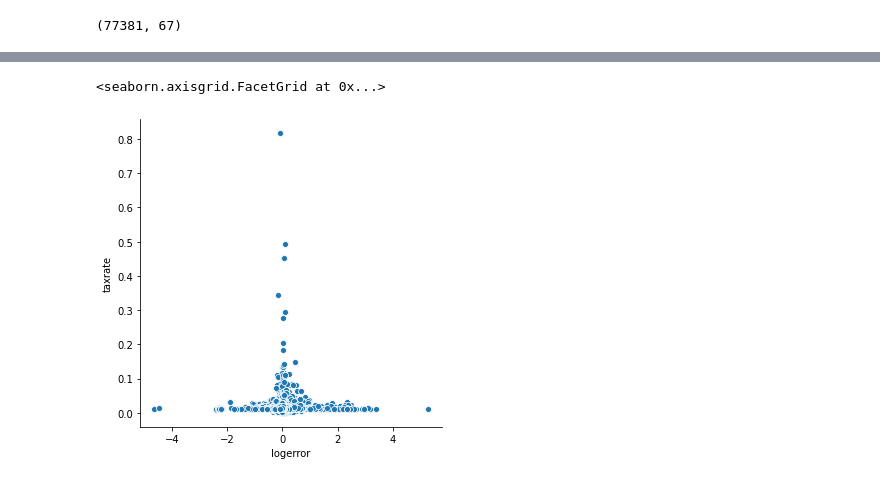
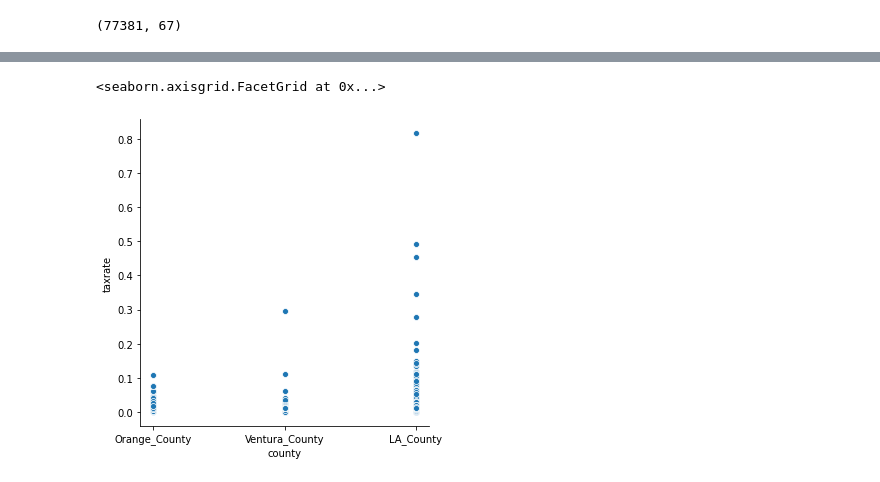
Before and after one commit to Clustering-Project-Allen-Cameron/clustering_project, a Jupyter notebook: cameron_project/zillow_cluster_project_cameron.ipynb, the cells around one changed output, grey strips where cells are left out. Cells and saved outputs as stored; diff of their text form; code cells hidden in the pictures.

```diff
--- a/cameron_project/zillow_cluster_project_cameron.ipynb
+++ b/cameron_project/zillow_cluster_project_cameron.ipynb
@@ -36,13 +29,0 @@ df = df.rename(columns={'fips':'county'})
-# %%
-df.roomcnt.replace(0, round(df.roomcnt.mean()), inplace=True)
-# %%
-df['age'] = 2017 - df.yearbuilt
-df['taxrate'] = df.taxamount/df.taxvaluedollarcnt
-df['land_sqft_price'] = df.landtaxvaluedollarcnt/\
-    df.lotsizesquarefeet
-df['house_sqft_price'] = df.structuretaxvaluedollarcnt/\
-    df.calculatedfinishedsquarefeet
-# %%
-df = df.drop(columns = ['yearbuilt','taxvaluedollarcnt',
-                    'landtaxvaluedollarcnt', 'taxamount',
-                    'structuretaxvaluedollarcnt'])
@@ -80,0 +84,3 @@ df.head(1)
+# %%
+plt.rc('figure',figsize=(12,8))
+sns.scatterplot('longitude', 'latitude', data=df, hue='county')
@@ -81,8 +90,8 @@ df.head(1)
 # %%
-sns.relplot('logerror', 'taxrate', data=df)
+sns.relplot('county', 'taxrate', data=df)
 # %% [output]
 <seaborn.axisgrid.FacetGrid at 0x...>
-[figure, old version]
+[figure, new version]
 # %%
 sns.heatmap(df.corr())
 # %% [output]
```
Also changed, not shown: parts of 42 cells of this notebook, 2 other files.
